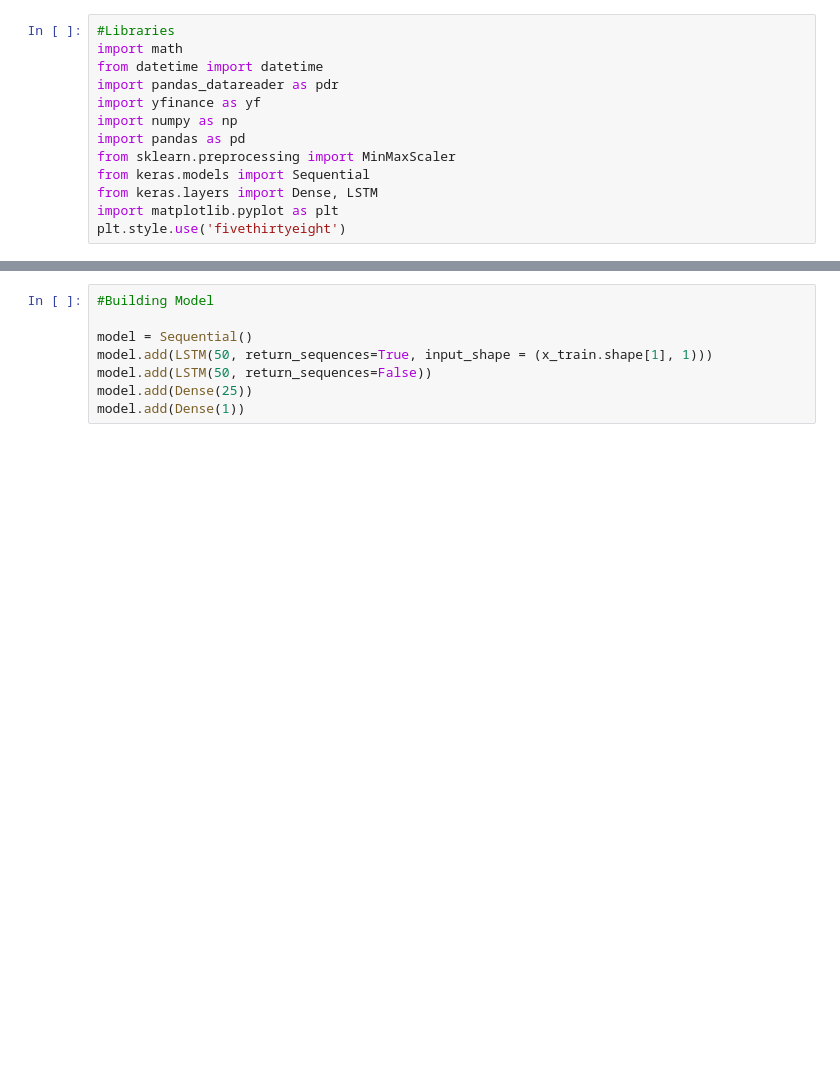
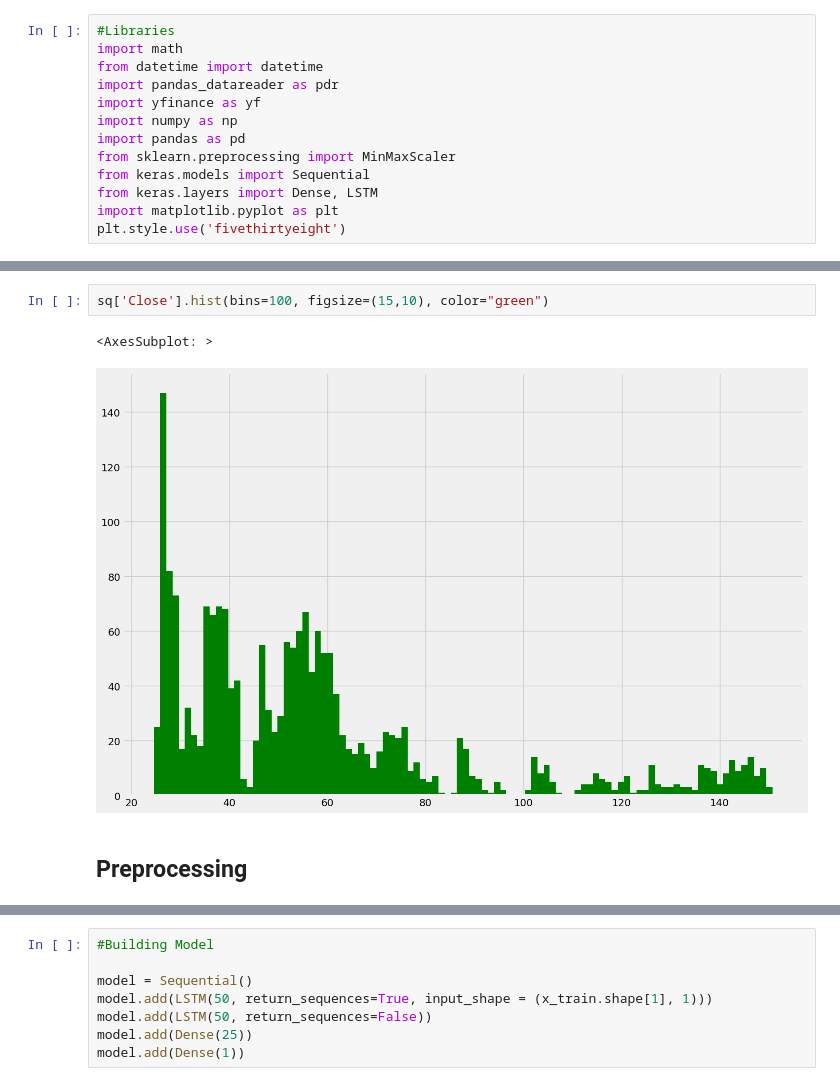
Before and after one commit to jacklayfield/ClosingPrices, a Jupyter notebook: datapredict.ipynb, the cells around one changed output, grey strips where cells are left out. Drawn from its saved outputs; the diff is of its cells as text; blank space fills up the shorter version.

```diff
--- a/datapredict.ipynb
+++ b/datapredict.ipynb
@@ -54,3 +79,10 @@ plt.show()
+# %%
+sq['Close'].hist(bins=100, figsize=(15,10), color="green")
+# %% [output]
+<AxesSubplot: >
+[figure, added]
+# %% [markdown]
+## Preprocessing
 # %%
 #Create dataframe for close column
 data = sq.filter(['Close'])
```
Also changed, not shown: parts of 25 cells of this notebook.
